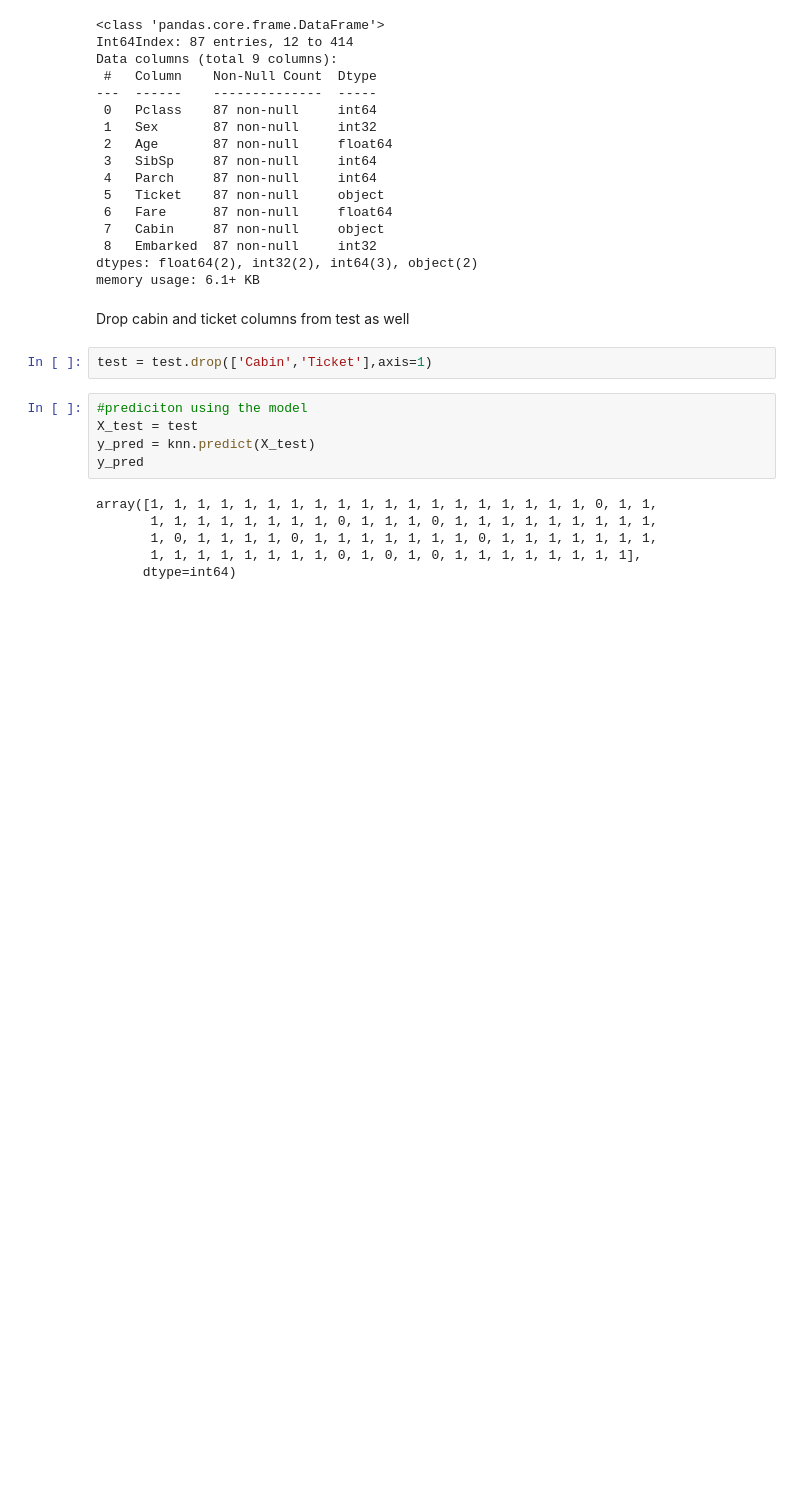
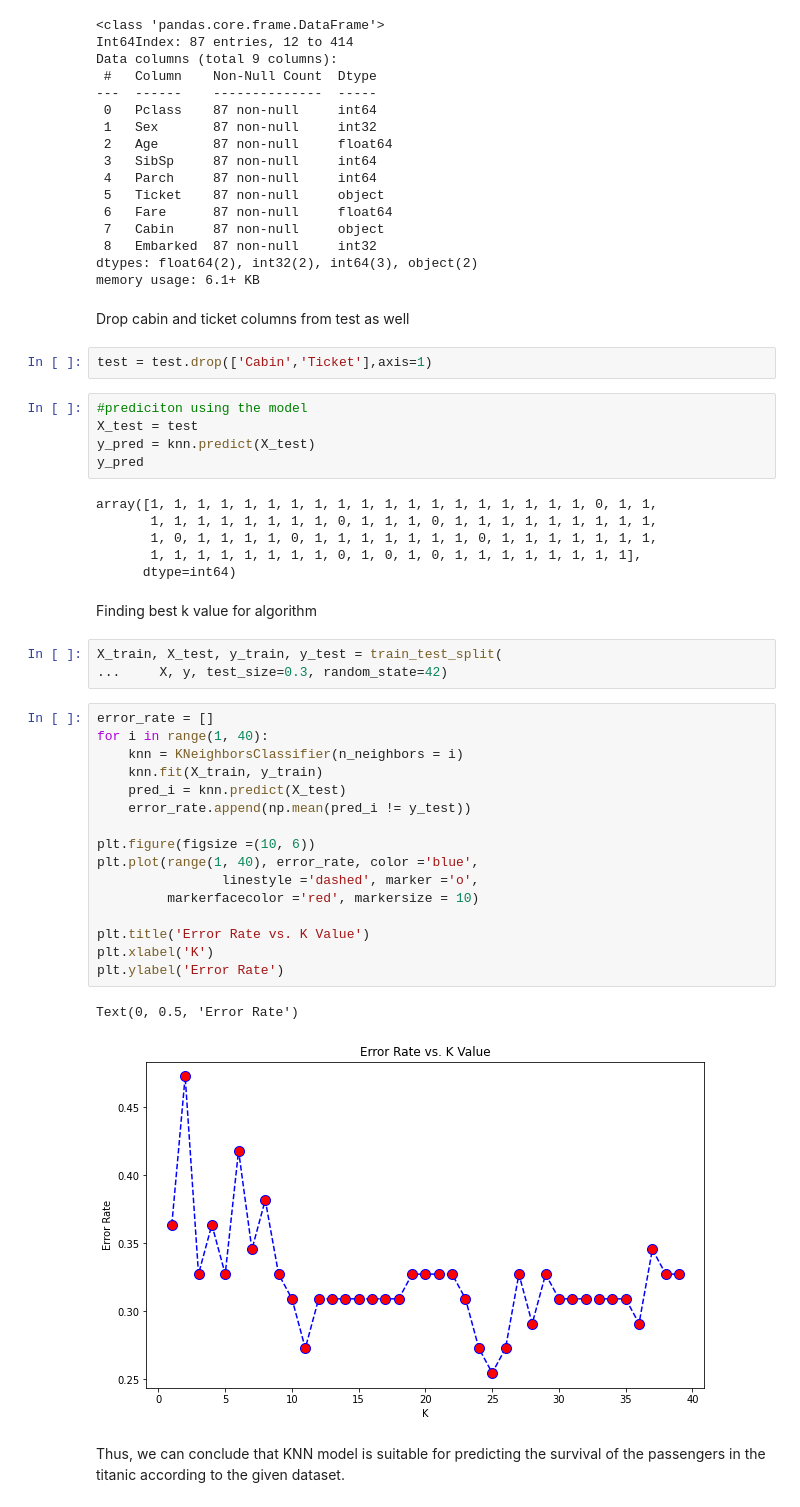
Before and after one commit to aana0308/Task0-Titanic-Exploration, a Jupyter notebook: KNN for ML Lab.ipynb, the cells around one changed output. Cells and saved outputs as stored; diff of their text form; blank space fills up the shorter version.

```diff
--- a/KNN for ML Lab.ipynb
+++ b/KNN for ML Lab.ipynb
@@ -474,3 +474,29 @@ array([1, 1, 1, 1, 1, 1, 1, 1, 1, 1, 1, 1, 1, 1, 1, 1, 1, 1, 1, 0, 1, 1,
        1, 0, 1, 1, 1, 1, 0, 1, 1, 1, 1, 1, 1, 1, 0, 1, 1, 1, 1, 1, 1, 1,
        1, 1, 1, 1, 1, 1, 1, 1, 0, 1, 0, 1, 0, 1, 1, 1, 1, 1, 1, 1, 1],
       dtype=int64)
+# %% [markdown]
+Finding best k value for algorithm
+# %%
+X_train, X_test, y_train, y_test = train_test_split(
+...     X, y, test_size=0.3, random_state=42)
+# %%
+error_rate = []
+for i in range(1, 40):
+    knn = KNeighborsClassifier(n_neighbors = i)
+    knn.fit(X_train, y_train)
+    pred_i = knn.predict(X_test)
+    error_rate.append(np.mean(pred_i != y_test))
+
+plt.figure(figsize =(10, 6))
+plt.plot(range(1, 40), error_rate, color ='blue',
+                linestyle ='dashed', marker ='o',
+         markerfacecolor ='red', markersize = 10)
+
+plt.title('Error Rate vs. K Value')
+plt.xlabel('K')
+plt.ylabel('Error Rate')
+# %% [output]
+Text(0, 0.5, 'Error Rate')
+[figure, added]
+# %% [markdown]
+Thus, we can conclude that KNN model is suitable for predicting the survival of the passengers in the titanic according to the given dataset.
```
